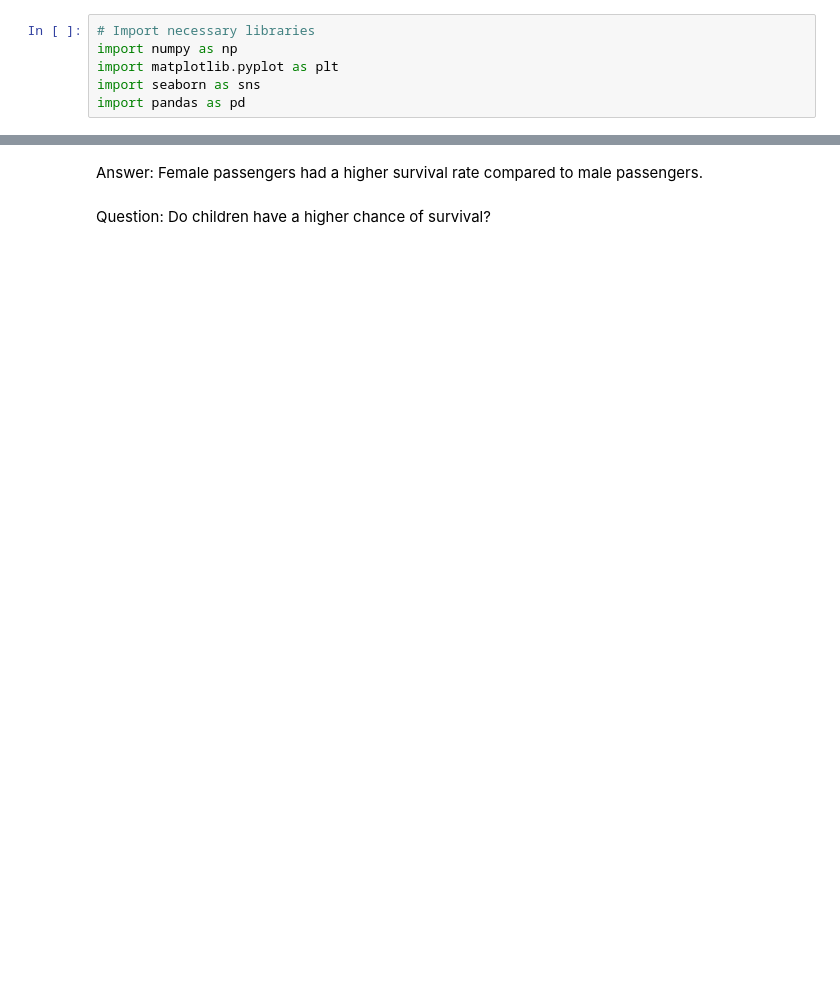
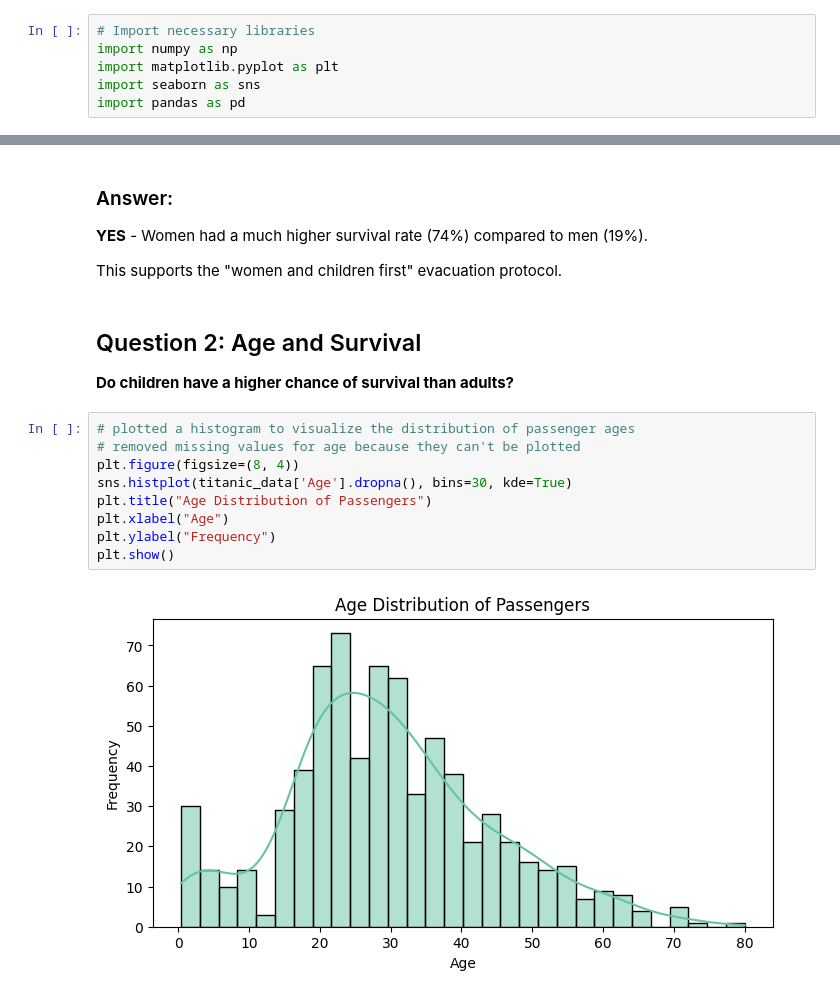
Before and after one commit to chloemaivu/titanic-c2c, a Jupyter notebook: chloe-c2c-titanic.ipynb, the cells around one changed output, grey strips where cells are left out. Saved outputs shown, nothing was run; the diff lists cells and outputs as text; blank space fills up the shorter version.

```diff
--- a/chloe-c2c-titanic.ipynb
+++ b/chloe-c2c-titanic.ipynb
@@ -60,4 +104,19 @@ NameError: name 'plt' is not defined
 # %% [markdown]
-Answer: Female passengers had a higher survival rate compared to male passengers.
+### Answer:
+**YES** - Women had a much higher survival rate (74%) compared to men (19%).
+
+This supports the "women and children first" evacuation protocol.
 # %% [markdown]
-Question: Do children have a higher chance of survival?
+## Question 2: Age and Survival
+**Do children have a higher chance of survival than adults?**
+# %%
+# plotted a histogram to visualize the distribution of passenger ages
+# removed missing values for age because they can't be plotted
+plt.figure(figsize=(8, 4))
+sns.histplot(titanic_data['Age'].dropna(), bins=30, kde=True)
+plt.title("Age Distribution of Passengers")
+plt.xlabel("Age")
+plt.ylabel("Frequency")
+plt.show()
+# %% [output]
+[figure, added]
```
Also changed, not shown: parts of 14 cells of this notebook.
